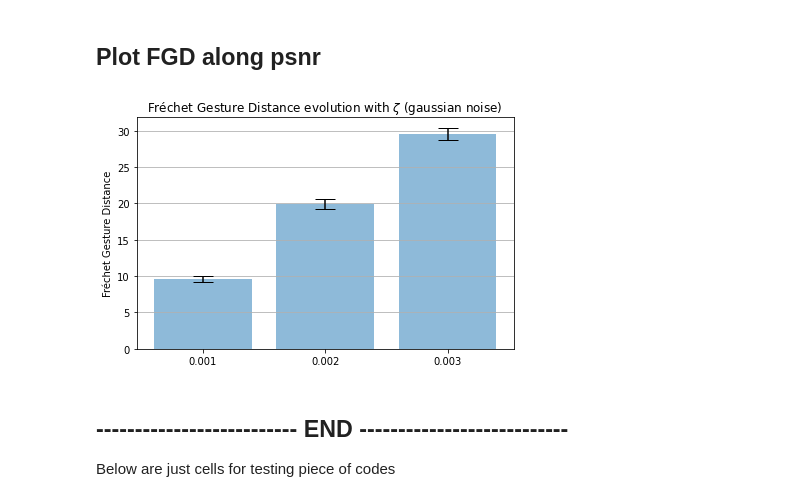
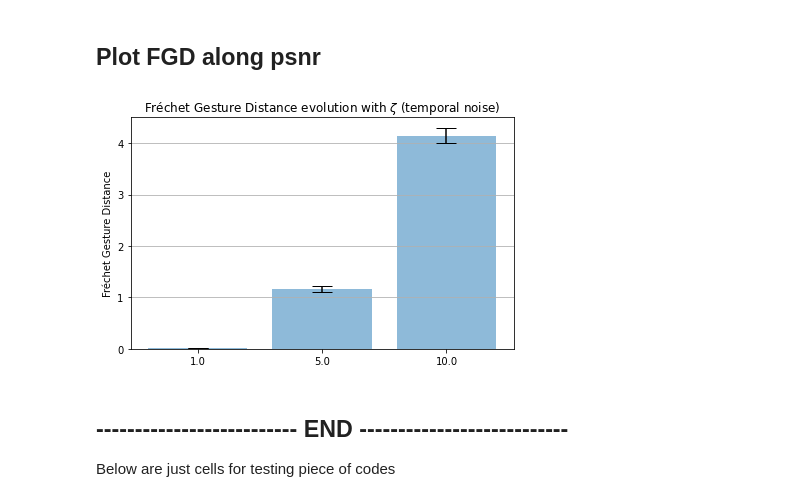
Before and after one commit to antmaio/FrechetMotionDistance, a Jupyter notebook: FGD_Conv1d.ipynb, the cells around one changed output. Drawn from its saved outputs; the diff is of its cells as text; code cells hidden in the pictures.

```diff
--- a/FGD_Conv1d.ipynb
+++ b/FGD_Conv1d.ipynb
@@ -609,11 +609,11 @@ generator.load_state_dict(torch.load('../output/train_h36m_gesture_autoencoder_f
 # %% [markdown]
 ## Set up datasets
 # %%
-path  = '../data/h36m/data_3d_h36m.npz'
+path  = '../Gesture-Generation-from-Trimodal-Context/data/h36m/data_3d_h36m.npz'
 mean_dir_vec = np.squeeze(np.array(args.mean_dir_vec))
 
-train_dataset = Human36M(path, mean_dir_vec, is_train=True, augment=False)
-val_dataset = Human36M(path, mean_dir_vec, is_train=False, augment=False)
+train_dataset = Human36M(path, mean_dir_vec, n_poses=args.n_poses, is_train=True, augment=False)
+val_dataset = Human36M(path, mean_dir_vec, n_poses=args.n_poses, is_train=False, augment=False)
 
 train_loader = DataLoader(dataset=train_dataset, batch_size=args.batch_size, shuffle=False, drop_last=True)
 test_loader = DataLoader(dataset=val_dataset, batch_size=args.batch_size, shuffle=False, drop_last=True)
@@ -640,7 +640,7 @@ for idx, (target_pose, target_vec) in enumerate(dataset,0):
 ## Concatenate poses from noisy dataloader to save and later visualize noisy motion
 # %%
 ALL_NOISE = ['gaussian_noise', 'saltandpepper_noise', 'temporal_noise']
-method = 'gaussian_noise'
+method = 'temporal_noise'
 method_str = method.split('_')[0]
 save = False
 
@@ -658,7 +658,7 @@ save = False
 
 for std in tqdm(stds):
 
-    val_dataset_noisy = Human36M(path, mean_dir_vec, is_train=False, augment=False, method=method, std=std)
+    val_dataset_noisy = Human36M(path, mean_dir_vec, n_poses=args.n_poses, is_train=False, augment=False, method=method, std=std)
     test_loader_noisy = DataLoader(dataset=val_dataset_noisy, batch_size=args.batch_size, shuffle=False, drop_last=True)
 
     dataset = test_loader_noisy
@@ -676,14 +676,14 @@ for std in tqdm(stds):
 ## Compute FGDs between clean and noisy validation dataset
 # %%
 n = 50 #number of test
-
+save = True
 #Writing FGD txt file for each std and then load it afterwards to plot it better
 
 if save:
     with open(f'fgd_{method_str}_{n}_s2.txt','w') as f:
         for std in stds:
             fgds = []
-            val_dataset_noisy = Human36M(path, mean_dir_vec, is_train=False, augment=False, method=method, std=std)
+            val_dataset_noisy = Human36M(path, mean_dir_vec, n_poses=args.n_poses, is_train=False, augment=False, method=method, std=std)
             test_loader_noisy = DataLoader(dataset=val_dataset_noisy, batch_size=args.batch_size, shuffle=False, drop_last=True)
             for _ in tqdm(range(n)):
 
@@ -727,32 +727,32 @@ FGD mean and std for noisy data with psnr of  0.0548 : 35.329717639908566 0.7646
 # %%
 save = False
 
-with open(f'fgd_{method}_{n}_s2.txt') as file:
+with open(f'fgd_{method_str}_{n}_s2.txt') as file:
     lines = file.readlines()
     x = np.arange(len(lines))
     zeta = np.empty(len(lines))
     mean = np.empty(len(lines))
     std = np.empty(len(lines))
     for i, line in enumerate(lines):
         zeta_, mean_, std_=line.split(" ")
         zeta_, mean_, std_ = float(zeta_), float(mean_), float(std_)
         zeta[i], mean[i], std[i] = zeta_, mean_, std_
 
 fig, ax = plt.subplots()
 ax.set_ylabel('Fréchet Gesture Distance')
 ax.set_xticks(x)
 ax.set_xticklabels(zeta)
 ax.set_title(f'Fréchet Gesture Distance evolution with $\zeta$ ({method_str} noise)')
 ax.bar(x, mean, yerr=std, align='center', alpha=0.5, ecolor='black', capsize=10)
 ax.yaxis.grid(True)
 
 plt.tight_layout()
 if save:
     plt.savefig(f'fgd_{method_str}_{n}_s2.png')
 else:
     plt.show()
 # %% [output]
-[figure, old version]
+[figure, new version]
 # %% [markdown]
 ## -------------------------- END ---------------------------
 Below are just cells for testing piece of codes
```
Also changed, not shown: parts of 6 cells of this notebook, 4 other files.
